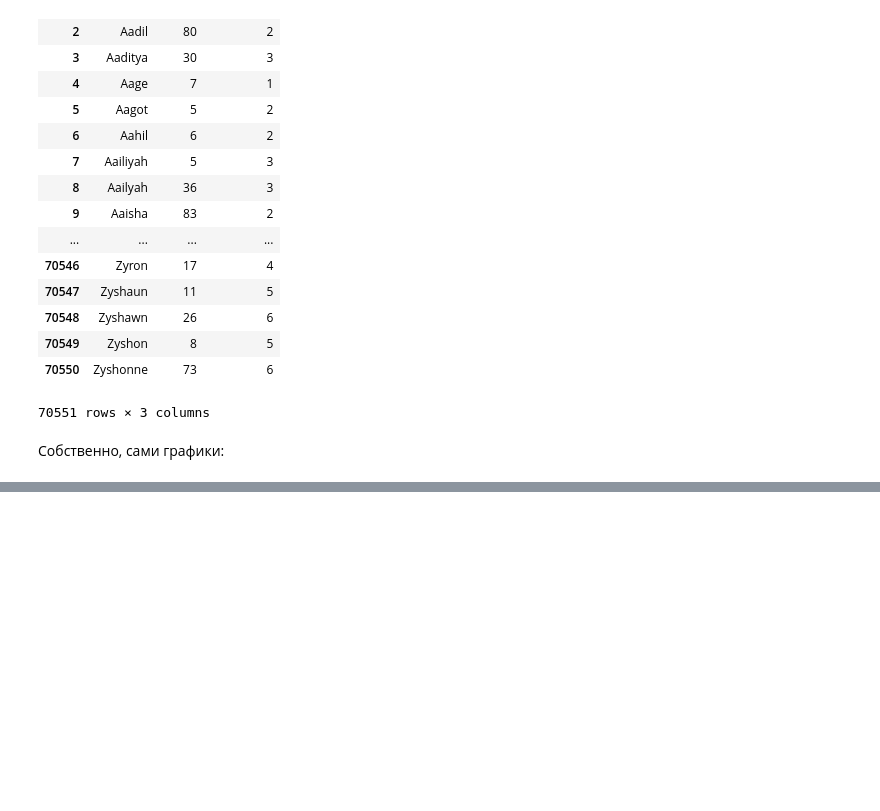
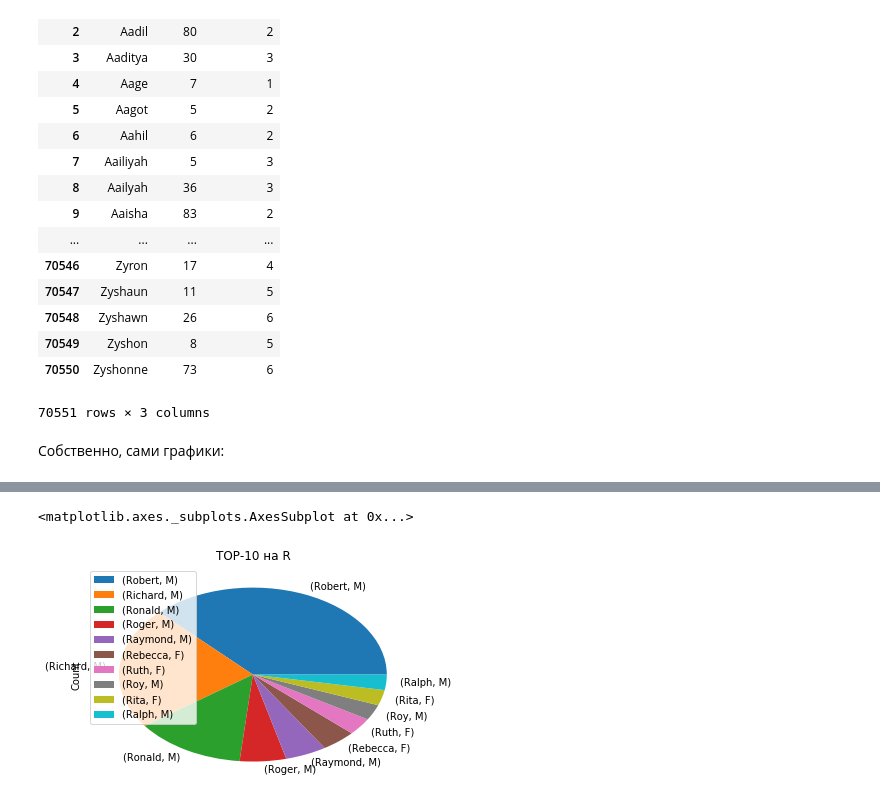
Before and after one commit to dashuncel/hw42, a Jupyter notebook: hw42.ipynb, the cells around one changed output, grey strips where cells are left out. Saved outputs shown, nothing was run; the diff lists cells and outputs as text; code cells hidden in the pictures; blank space fills up the shorter version.

```diff
--- a/hw42.ipynb
+++ b/hw42.ipynb
@@ -140,0 +142,6 @@ d_frame2.unstack('Name').plot(kind='bar')
+# %%
+d_frame3.reset_index('Gender').drop('Gender', axis=1)
+d_frame3.plot.pie(y='Count',title='TOP-10 на R')
+# %% [output]
+<matplotlib.axes._subplots.AxesSubplot at 0x...>
+[figure, added]
```
Also changed, not shown: parts of 3 cells of this notebook.
